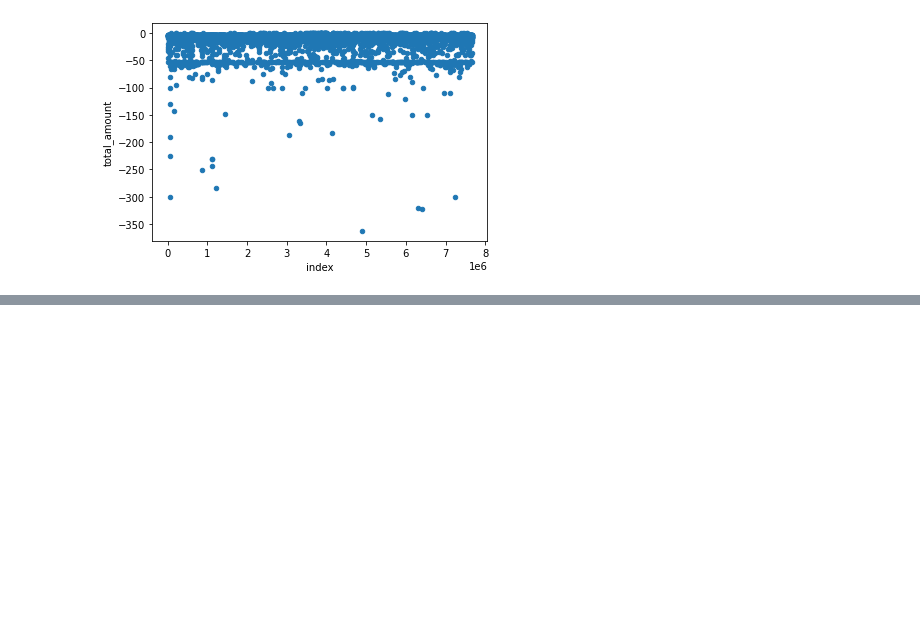
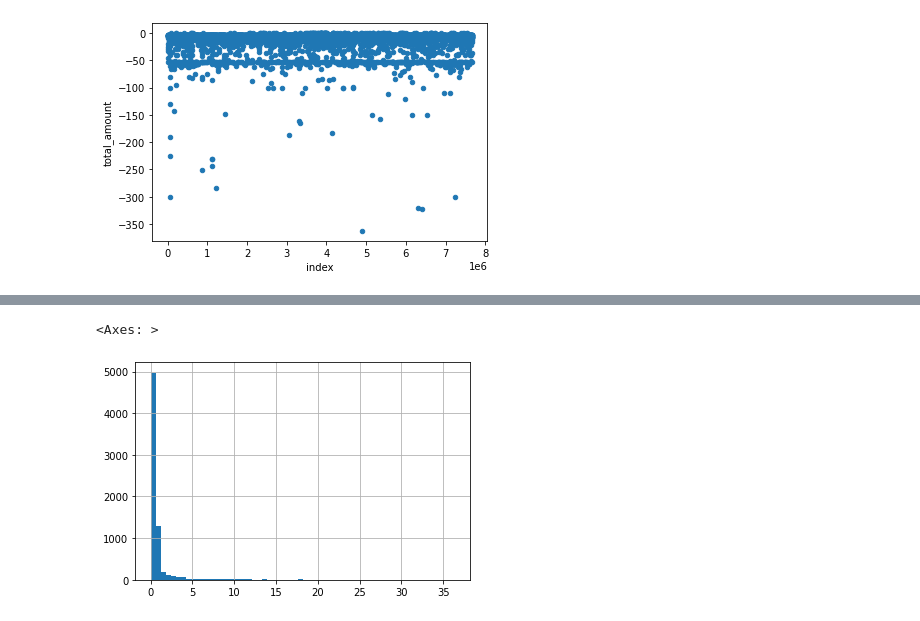
Before and after one commit to getpeped/Projects, a Jupyter notebook: yellow_taxi_trip_records/module2.ipynb, the cells around one changed output, grey strips where cells are left out. Cells and saved outputs as stored; diff of their text form; code cells hidden in the pictures; blank space fills up the shorter version.

```diff
--- a/yellow_taxi_trip_records/module2.ipynb
+++ b/yellow_taxi_trip_records/module2.ipynb
@@ -115 +149,6 @@ taxi_data[taxi_data['total_amount'] < 0].reset_index().plot(x='index', y='total_
+# %%
+taxi_data[taxi_data['total_amount'] < 0]['trip_distance'].hist(bins=60)
+# %% [output]
+<Axes: >
+[figure, added]
 # %%
```
Also changed, not shown: parts of 19 cells of this notebook.
